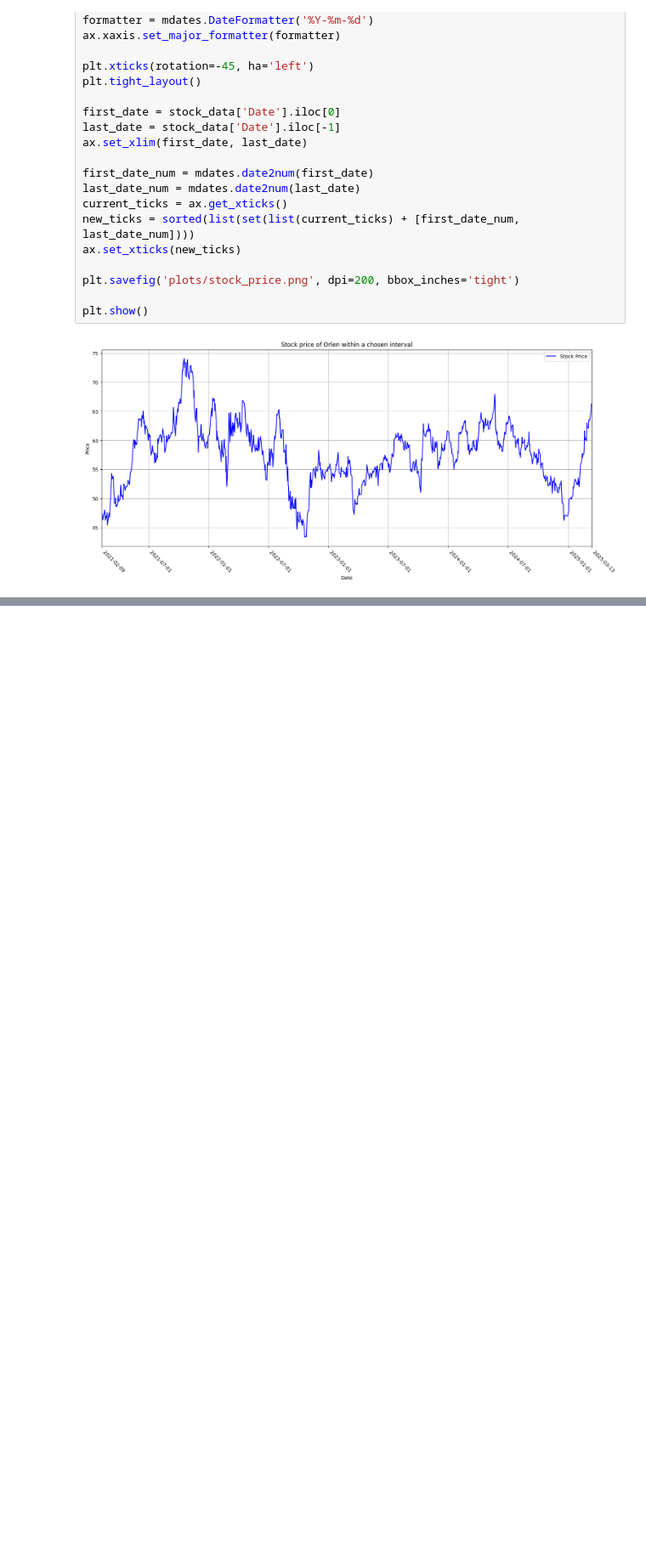
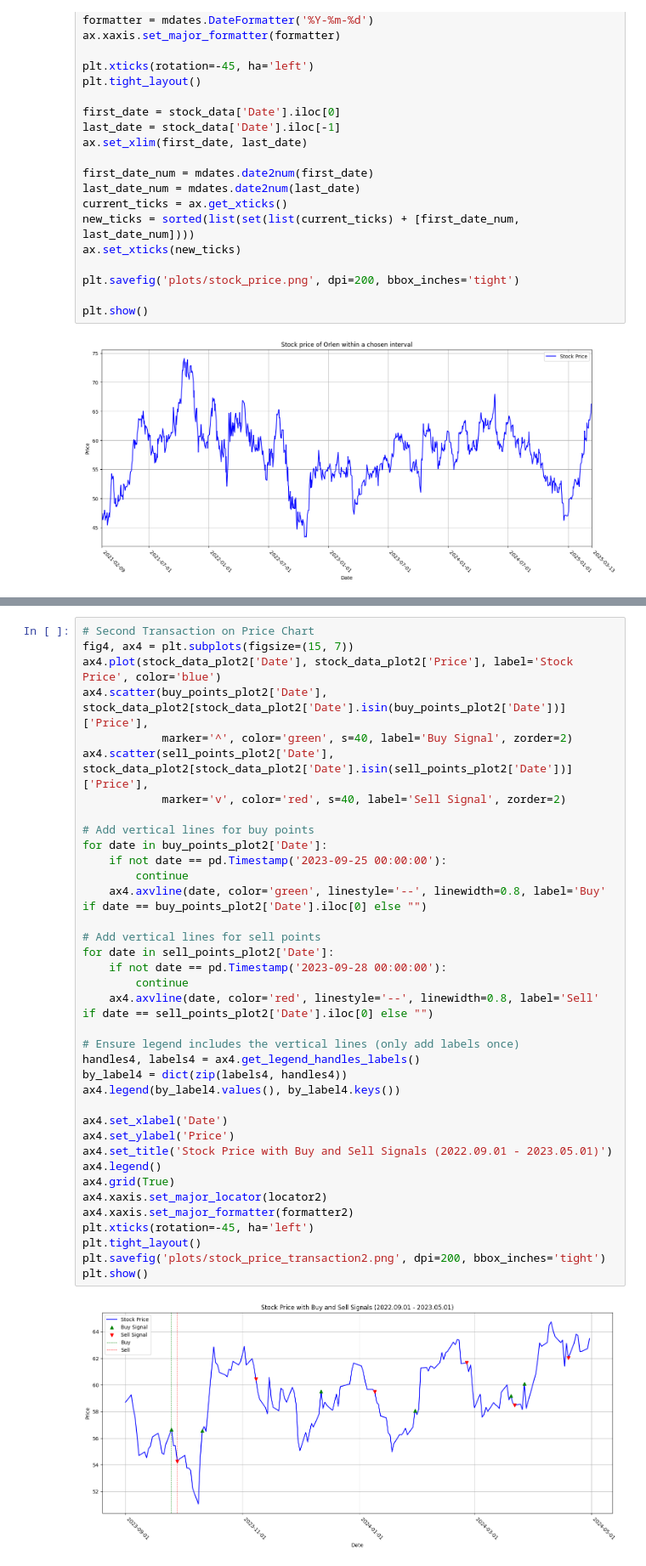
Before and after one commit to BenJurewicz/PG-MN-Project1-MACD, a Jupyter notebook: main.ipynb, the cells around one changed output, grey strips where cells are left out. Shown at 85% size. Saved outputs shown, nothing was run; the diff lists cells and outputs as text; blank space fills up the shorter version.

```diff
--- a/main.ipynb
+++ b/main.ipynb
@@ -262,0 +380,39 @@ plt.show()
+# %%
+# Second Transaction on Price Chart
+fig4, ax4 = plt.subplots(figsize=(15, 7))
+ax4.plot(stock_data_plot2['Date'], stock_data_plot2['Price'], label='Stock Price', color='blue')
+ax4.scatter(buy_points_plot2['Date'], stock_data_plot2[stock_data_plot2['Date'].isin(buy_points_plot2['Date'])]['Price'],
+            marker='^', color='green', s=40, label='Buy Signal', zorder=2)
+ax4.scatter(sell_points_plot2['Date'], stock_data_plot2[stock_data_plot2['Date'].isin(sell_points_plot2['Date'])]['Price'],
+            marker='v', color='red', s=40, label='Sell Signal', zorder=2)
+
+# Add vertical lines for buy points
+for date in buy_points_plot2['Date']:
+    if not date == pd.Timestamp('2023-09-25 00:00:00'):
+        continue
+    ax4.axvline(date, color='green', linestyle='--', linewidth=0.8, label='Buy' if date == buy_points_plot2['Date'].iloc[0] else "")
+
+# Add vertical lines for sell points
+for date in sell_points_plot2['Date']:
+    if not date == pd.Timestamp('2023-09-28 00:00:00'):
+        continue
+    ax4.axvline(date, color='red', linestyle='--', linewidth=0.8, label='Sell' if date == sell_points_plot2['Date'].iloc[0] else "")
+
+# Ensure legend includes the vertical lines (only add labels once)
+handles4, labels4 = ax4.get_legend_handles_labels()
+by_label4 = dict(zip(labels4, handles4))
+ax4.legend(by_label4.values(), by_label4.keys())
+
+ax4.set_xlabel('Date')
+ax4.set_ylabel('Price')
+ax4.set_title('Stock Price with Buy and Sell Signals (2022.09.01 - 2023.05.01)')
+ax4.legend()
+ax4.grid(True)
+ax4.xaxis.set_major_locator(locator2)
+ax4.xaxis.set_major_formatter(formatter2)
+plt.xticks(rotation=-45, ha='left')
+plt.tight_layout()
+plt.savefig('plots/stock_price_transaction2.png', dpi=200, bbox_inches='tight')
+plt.show()
+# %% [output]
+[figure, added]
```
Also changed, not shown: parts of 4 cells of this notebook, 5 other files.
